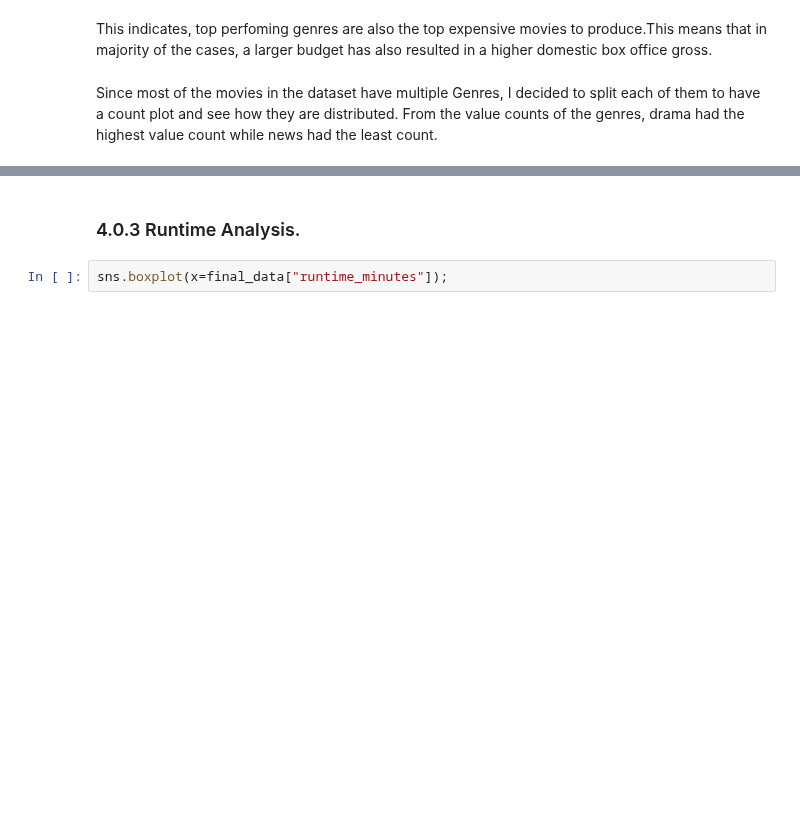
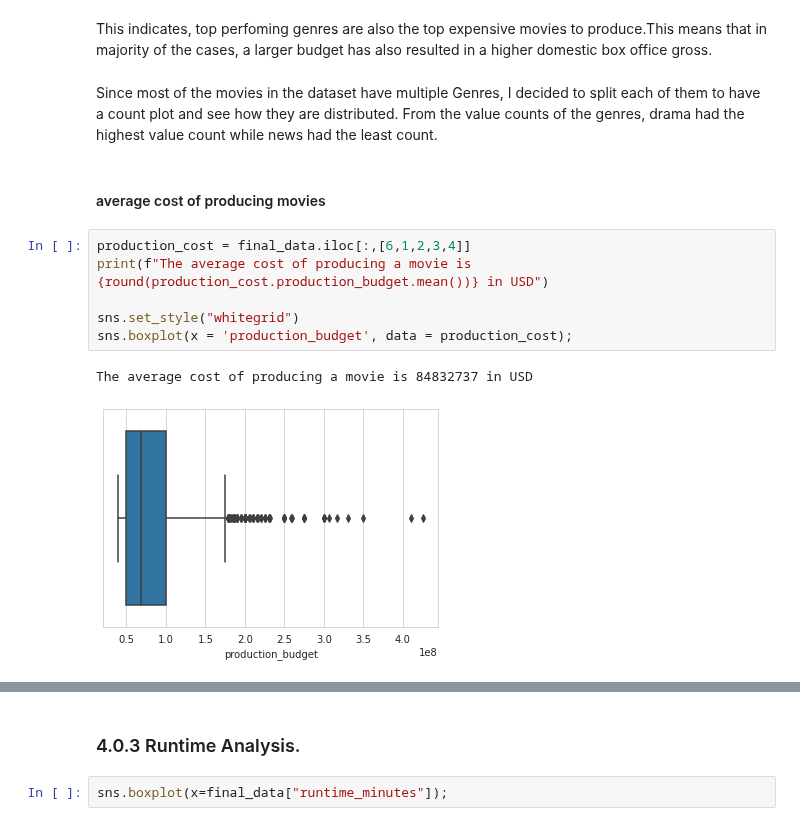
Before and after one commit to adikamunyao/movies-project, a Jupyter notebook: data analysis.ipynb, the cells around one changed output, grey strips where cells are left out. Cells and saved outputs as stored; diff of their text form; blank space fills up the shorter version.

```diff
--- a/data analysis.ipynb
+++ b/data analysis.ipynb
@@ -291,3 +340,14 @@ This indicates, top perfoming genres are also the top expensive movies to produc
 # %% [markdown]
 Since most of the movies in the dataset have multiple Genres, I decided to split each of them to have a count plot and see how they are distributed.
 From the value counts of the genres, drama had the highest value count while news had the least count.
+# %% [markdown]
+#### average cost of producing movies
+# %%
+production_cost = final_data.iloc[:,[6,1,2,3,4]]
+print(f"The average cost of producing a movie is {round(production_cost.production_budget.mean())} in USD")
+
+sns.set_style("whitegrid")
+sns.boxplot(x = 'production_budget', data = production_cost);
+# %% [output]
+The average cost of producing a movie is 84832737 in USD
+[figure, added]
```
Also changed, not shown: parts of 16 cells of this notebook.
